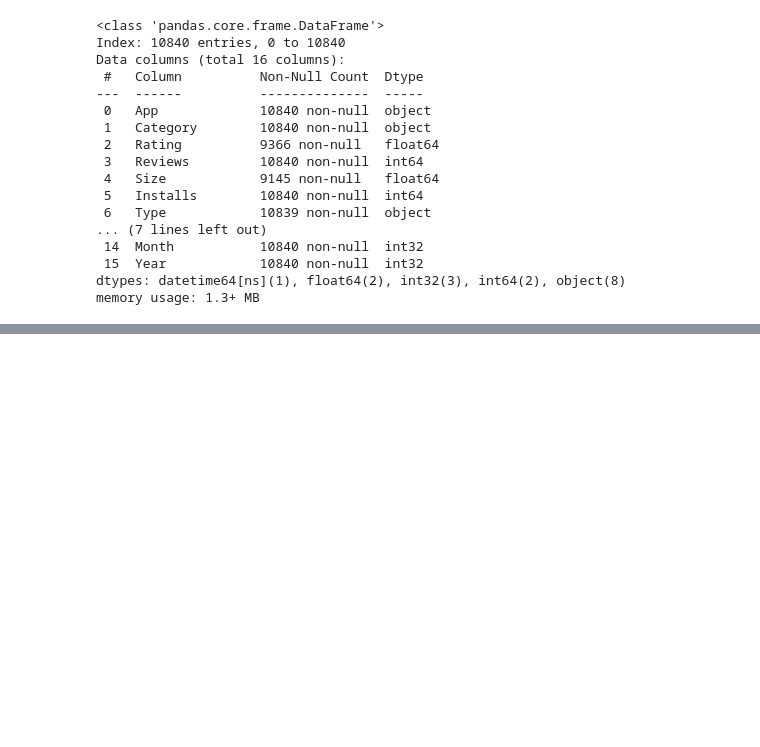
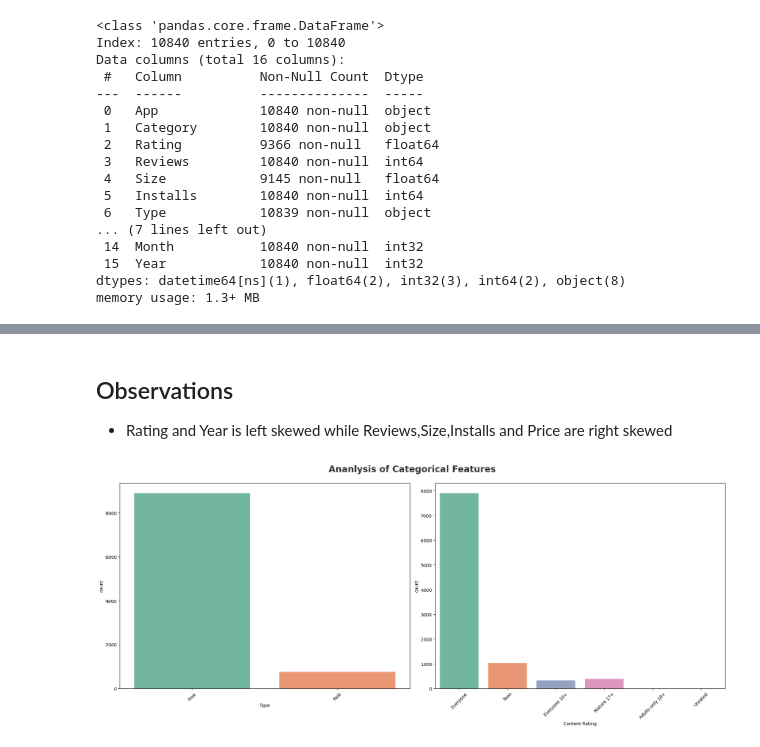
Before and after one commit to Abhinavexists/Feature_Engineering_and_EDA, a Jupyter notebook: Exploratory_data_analysis/Data_Cleaning.ipynb, the cells around one changed output, grey strips where cells are left out. Cells and saved outputs as stored; diff of their text form; code cells hidden in the pictures; blank space fills up the shorter version.

```diff
--- a/Exploratory_data_analysis/Data_Cleaning.ipynb
+++ b/Exploratory_data_analysis/Data_Cleaning.ipynb
@@ -290,0 +366,16 @@ df_copy.to_csv('D:\Feature_Engineering\Feature_Engineering\Exploratory_data_anal
+# %% [markdown]
+## Observations
+- Rating and Year is left skewed while Reviews,Size,Installs and Price are right skewed
+# %%
+# Categorical Analysis
+plt.figure(figsize=(20,15))
+plt.suptitle("Ananlysis of Categorical Features" , fontsize=20, fontweight='bold', alpha=0.8, y=1)
+category = ['Type', 'Content Rating']
+for i in range(0 , len(category)):
+    plt.subplot(2,2,i+1)
+    sns.countplot(x=df_copy[category[i]], palette='Set2')
+    plt.xlabel(category[i])
+    plt.xticks(rotation=45)
+    plt.tight_layout()
+# %% [output]
+[figure, added]
```
Also changed, not shown: parts of 14 cells of this notebook.
